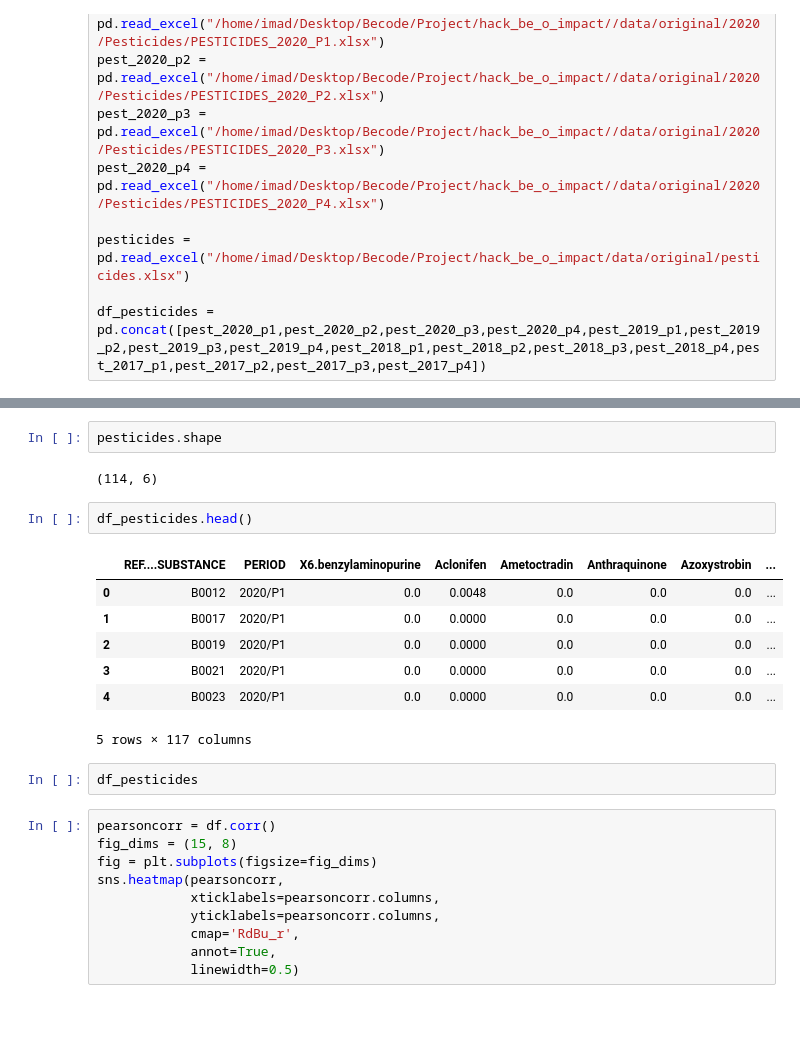
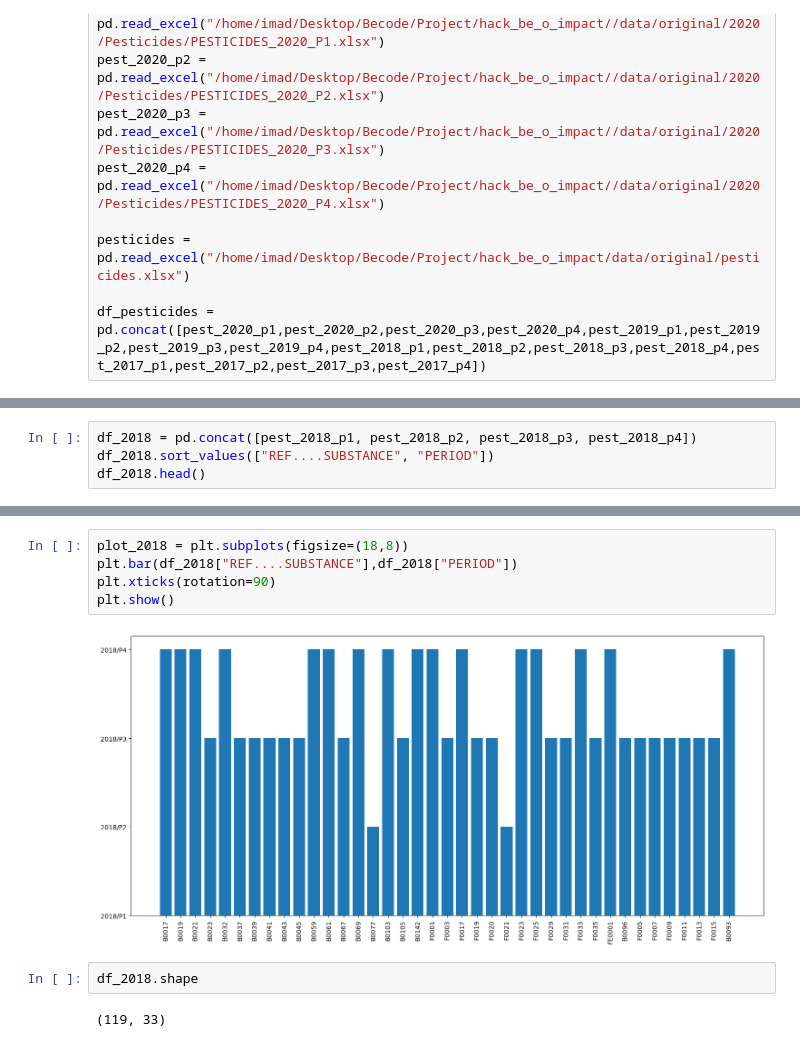
Before and after one commit to hajrashidimad/hack_be_o_impact, a Jupyter notebook: notebooks/Pesticides_1.ipynb, the cells around one changed output, grey strips where cells are left out. Drawn from its saved outputs; the diff is of its cells as text; blank space fills up the shorter version.

```diff
--- a/notebooks/Pesticides_1.ipynb
+++ b/notebooks/Pesticides_1.ipynb
@@ -29,0 +130,4 @@ df_pesticides = pd.concat([pest_2020_p1,pest_2020_p2,pest_2020_p3,pest_2020_p4,p
+# %%
+df_2018 = pd.concat([pest_2018_p1, pest_2018_p2, pest_2018_p3, pest_2018_p4])
+df_2018.sort_values(["REF....SUBSTANCE", "PERIOD"])
+df_2018.head()
@@ -30,26 +142,11 @@ df_pesticides = pd.concat([pest_2020_p1,pest_2020_p2,pest_2020_p3,pest_2020_p4,p
+# %%
+plot_2018 = plt.subplots(figsize=(18,8))
+plt.bar(df_2018["REF....SUBSTANCE"],df_2018["PERIOD"])
+plt.xticks(rotation=90)
+plt.show()
+# %% [output]
+[figure, added]
 # %%
-pesticides.shape
+df_2018.shape
 # %% [output]
-(114, 6)
+(119, 33)
-# %%
-df_pesticides.head()
-# %% [output]
-|  | REF....SUBSTANCE | PERIOD | X6.benzylaminopurine | Aclonifen | Ametoctradin | Anthraquinone | Azoxystrobin | ... |
-| 0 | B0012 | 2020/P1 | 0.0 | 0.0048 | 0.0 | 0.0 | 0.0 | ... |
-| 1 | B0017 | 2020/P1 | 0.0 | 0.0000 | 0.0 | 0.0 | 0.0 | ... |
-| 2 | B0019 | 2020/P1 | 0.0 | 0.0000 | 0.0 | 0.0 | 0.0 | ... |
-| 3 | B0021 | 2020/P1 | 0.0 | 0.0000 | 0.0 | 0.0 | 0.0 | ... |
-| 4 | B0023 | 2020/P1 | 0.0 | 0.0000 | 0.0 | 0.0 | 0.0 | ... |
-5 rows × 117 columns
-# %%
-df_pesticides
-# %%
-pearsoncorr = df.corr()
-fig_dims = (15, 8)
-fig = plt.subplots(figsize=fig_dims)
-sns.heatmap(pearsoncorr,
-            xticklabels=pearsoncorr.columns,
-            yticklabels=pearsoncorr.columns,
-            cmap='RdBu_r',
-            annot=True,
-            linewidth=0.5)
```
Also changed, not shown: parts of 24 cells of this notebook.
